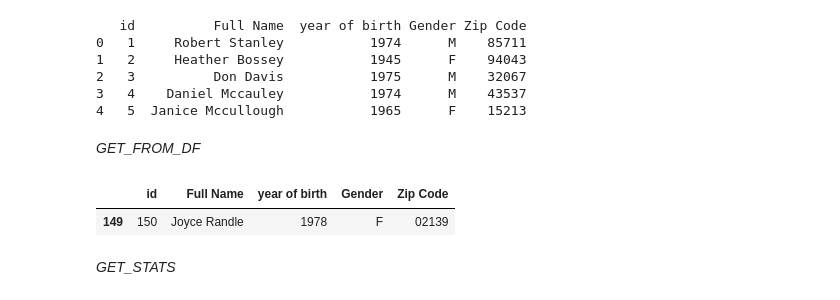
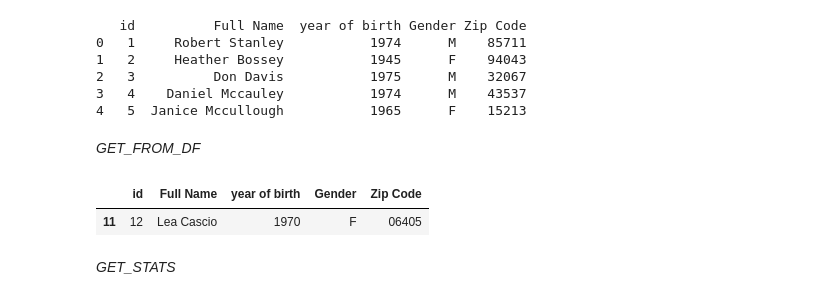
Before and after one commit to Matiudesa/tp-deep-learning, a Jupyter notebook: controllers/Desmontracion.ipynb, the cells around one changed output. Cells and saved outputs as stored; diff of their text form; code cells hidden in the pictures.

```diff
--- a/controllers/Desmontracion.ipynb
+++ b/controllers/Desmontracion.ipynb
@@ -41,10 +41,10 @@ print(df_personas.head())
 # %% [markdown]
 *GET_FROM_DF*
 # %%
-Personas.get_from_df(df_personas, 150)
+Personas.get_from_df(df_personas, 12)
 # %% [output]
 |  | id | Full Name | year of birth | Gender | Zip Code |
-| 149 | 150 | Joyce Randle | 1978 | F | 02139 |
+| 11 | 12 | Lea Cascio | 1970 | F | 06405 |
 # %% [markdown]
 *GET_STATS*
 # %%
```
Also changed, not shown: parts of 3 cells of this notebook, 1 other file.
